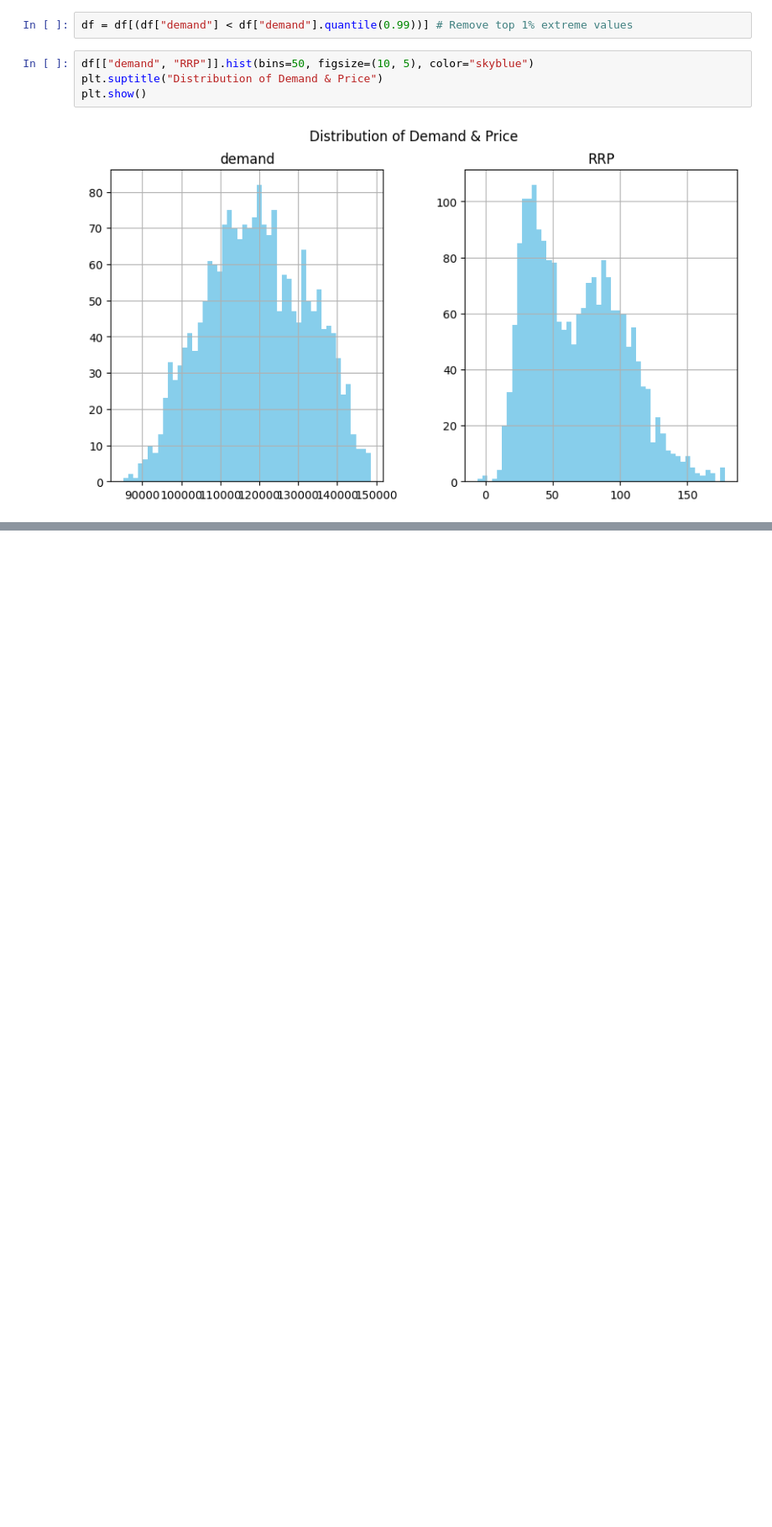
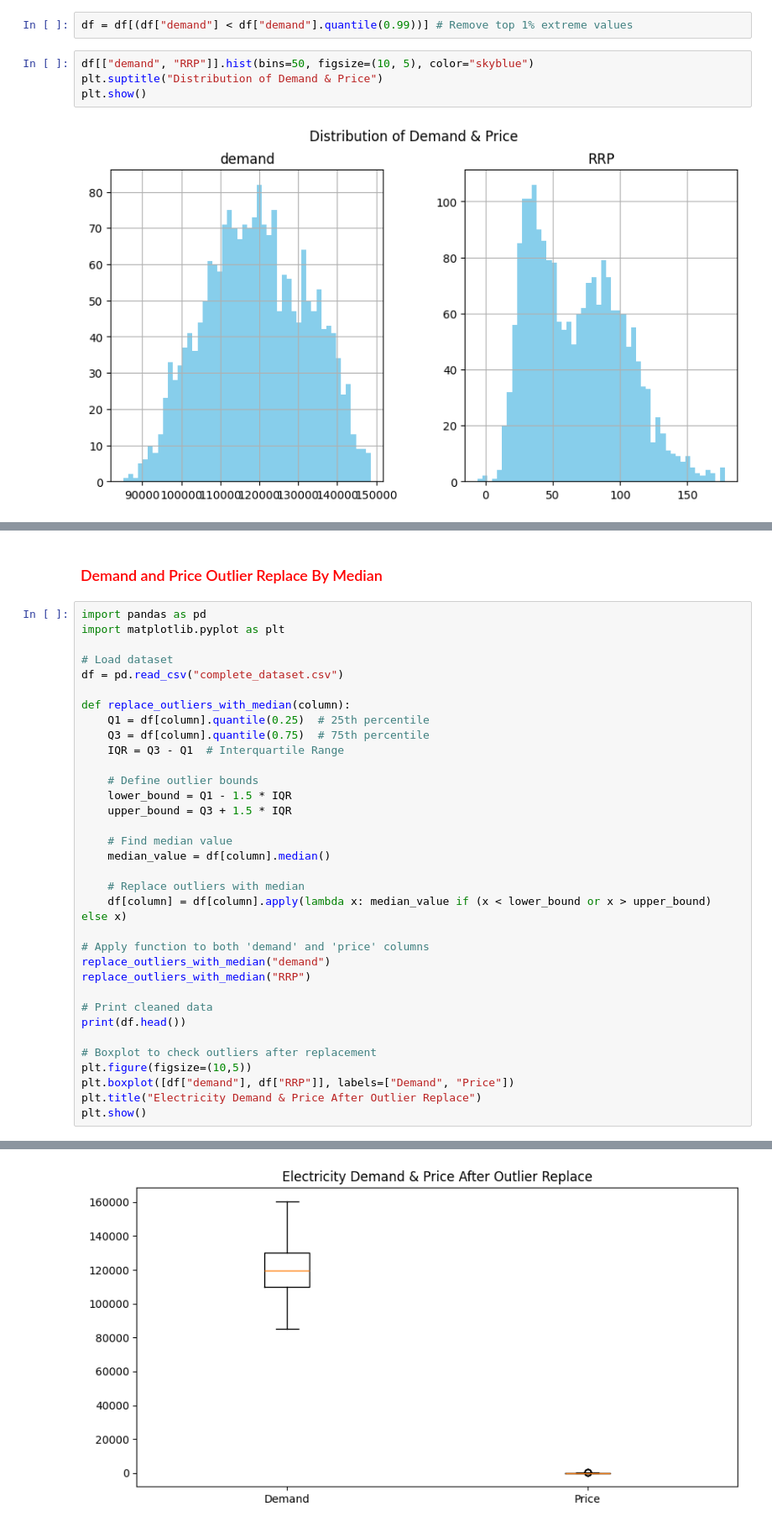
Before and after one commit to amalsalilan/Electricity_Demand-and_Price_ForecastingInfosys_Internship_Oct2025, a Jupyter notebook: Electricity and price forecasting.ipynb, the cells around one changed output, grey strips where cells are left out. Shown at 84% size. Cells and saved outputs as stored; diff of their text form; blank space fills up the shorter version.

```diff
--- a/Electricity and price forecasting.ipynb
+++ b/Electricity and price forecasting.ipynb
@@ -778,0 +767,37 @@ plt.show()
+# %% [markdown]
+### <font color='red'>Demand and Price Outlier Replace By Median</font>
+# %%
+import pandas as pd
+import matplotlib.pyplot as plt
+
+# Load dataset
+df = pd.read_csv("complete_dataset.csv")
+
+def replace_outliers_with_median(column):
+    Q1 = df[column].quantile(0.25)  # 25th percentile
+    Q3 = df[column].quantile(0.75)  # 75th percentile
+    IQR = Q3 - Q1  # Interquartile Range
+
+    # Define outlier bounds
+    lower_bound = Q1 - 1.5 * IQR
+    upper_bound = Q3 + 1.5 * IQR
+
+    # Find median value
+    median_value = df[column].median()
+
+    # Replace outliers with median
+    df[column] = df[column].apply(lambda x: median_value if (x < lower_bound or x > upper_bound) else x)
+
+# Apply function to both 'demand' and 'price' columns
+replace_outliers_with_median("demand")
+replace_outliers_with_median("RRP")
+
+# Print cleaned data
+print(df.head())
+
+# Boxplot to check outliers after replacement
+plt.figure(figsize=(10,5))
+plt.boxplot([df["demand"], df["RRP"]], labels=["Demand", "Price"])
+plt.title("Electricity Demand & Price After Outlier Replace")
+plt.show()
+# %% [output]
@@ -778,0 +824 @@ plt.show()
+[figure, added]
```
Also changed, not shown: parts of 24 cells of this notebook.
